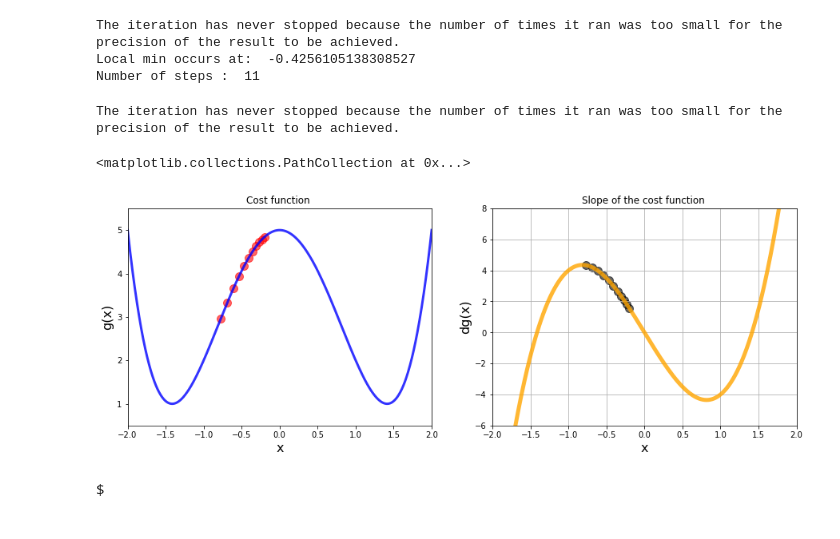
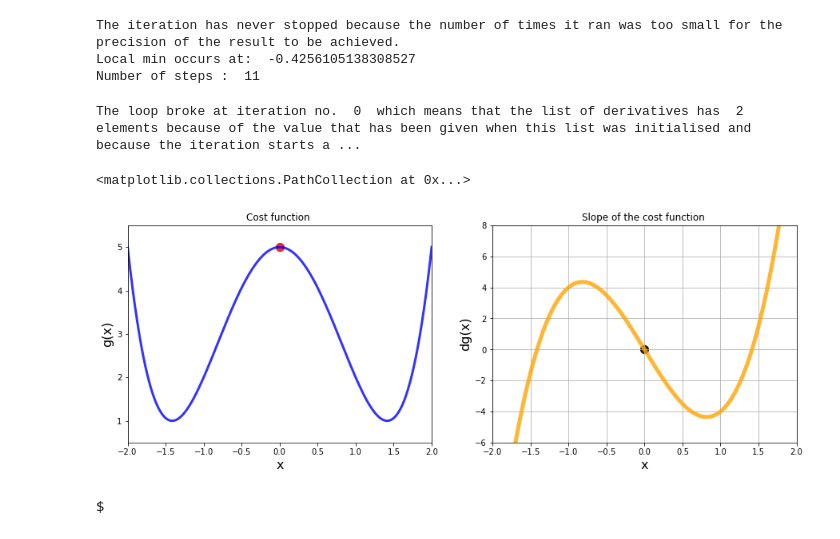
Before and after one commit to perjoraxul/Jupyter-Projects, a Jupyter notebook: Gradient Descent.ipynb, the cells around one changed output. Drawn from its saved outputs; the diff is of its cells as text; code cells hidden in the pictures.

```diff
--- a/Gradient Descent.ipynb
+++ b/Gradient Descent.ipynb
@@ -298,7 +298,7 @@ Number of steps :  11
 # %%
 #Calling gradient descent function
 
-local_min, list_x, deriv_list = gradient_descent(dg, -0.2, 10)
+local_min, list_x, deriv_list = gradient_descent(dg, 0, 10)
 
 # Plot function, derivative and scatter plot side by side
 plt.figure(figsize=[15, 5])
@@ -307,35 +307,35 @@ plt.figure(figsize=[15, 5])
 plt.subplot(1, 2, 1)
 
 plt.xlim(-2,2)
 plt.ylim(0.5,5.5)
 
 plt.title('Cost function ')
 plt.xlabel('x',fontsize = 16)
 plt.ylabel('g(x)',fontsize = 16)
 
 plt.plot(x_2,g(x_2), color = "blue", linewidth = 3,alpha=0.8)
 
 # Scatter plot 1 of gradient descent values
 plt.scatter(list_x,g(np.array(list_x)), color='red',s=100,alpha=0.6)
 
 # Second chart : Derivative
 plt.subplot(1, 2, 2)
 
 plt.xlim(-2,2)
 plt.ylim(-6,8)
 plt.grid()
 plt.title('Slope of the cost function ')
 plt.xlabel('x',fontsize = 16)
 plt.ylabel('dg(x)',fontsize = 16)
 plt.plot(x_2,dg(x_2), color  = 'orange', linewidth = 5,alpha=0.8)
 
 # Scatter plot 2 of gradient descent values
 
 plt.scatter(list_x, deriv_list, color='black',s=100,alpha=0.6)
 # %% [output]
-The iteration has never stopped because the number of times it ran was too small for the precision of the result to be achieved.
+The loop broke at iteration no.  0  which means that the list of derivatives has  2  elements because of the value that has been given when this list was initialised and because the iteration starts a ...
 <matplotlib.collections.PathCollection at 0x...>
-[figure, old version]
+[figure, new version]
 # %% [markdown]
 $
 # %% [markdown]
```
Also changed, not shown: parts of 7 cells of this notebook.
